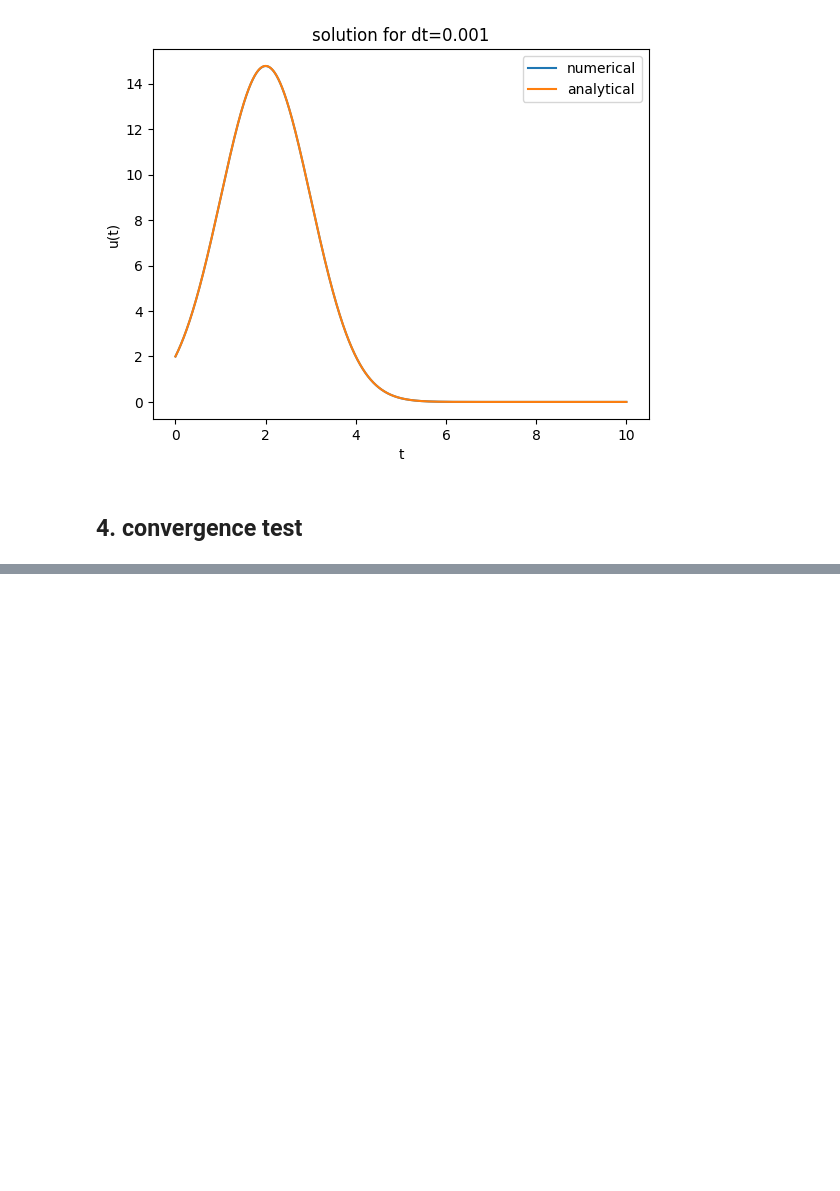
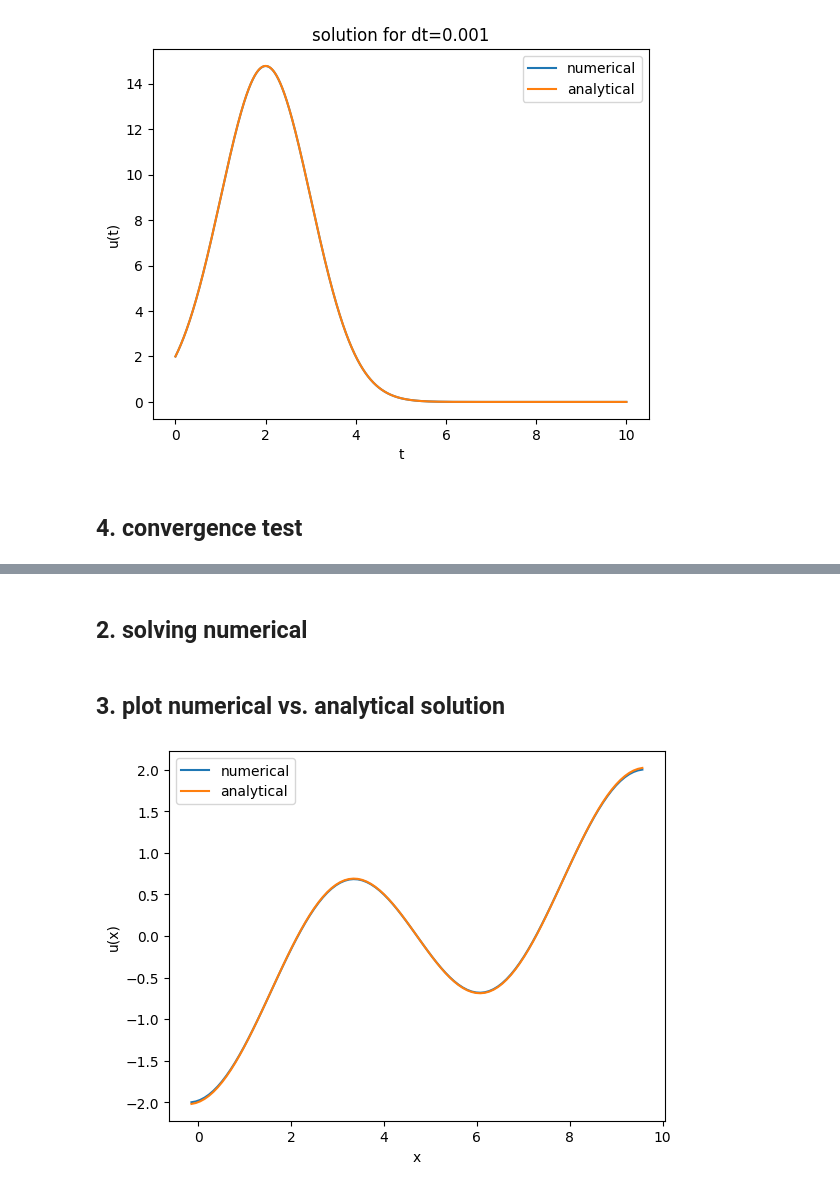
Before and after one commit to jonathanbollig/navier-stokes-project, a Jupyter notebook: common/intro_exercises.ipynb, the cells around one changed output, grey strips where cells are left out. Drawn from its saved outputs; the diff is of its cells as text; code cells hidden in the pictures; blank space fills up the shorter version.

Commit message:
relaxationsolver

```diff
--- a/common/intro_exercises.ipynb
+++ b/common/intro_exercises.ipynb
@@ -76,0 +88,2 @@ print(f"order of convergence p = {p_conv} \\ order of self convergence p_self =
+# %% [markdown]
+## 2. solving numerical
@@ -76,0 +110,19 @@ print(f"order of convergence p = {p_conv} \\ order of self convergence p_self =
+# %% [markdown]
+## 3. plot numerical vs. analytical solution
+# %%
+from relaxation_solver import RelaxationSolver
+# define parameters
+func = lambda x: np.cos(x)
+dt = 1e-3
+boundaries = (-2, 2)
+t0 = 0
+t_end = 20
+
+relax_grid = Grid1D(100, (0, 3* np.pi))
+solver = RelaxationSolver(relax_grid, func, dt, boundaries, t0, t_end)
+X = relax_grid.xs
+u_num, T = solver.solve(dt)
+u_ana = solver.analytical(X)
+solver.plot(X, u_num, u_ana)
+# %% [output]
+[figure, added]
```
Also changed, not shown: parts of 3 cells of this notebook, 5 other files.
